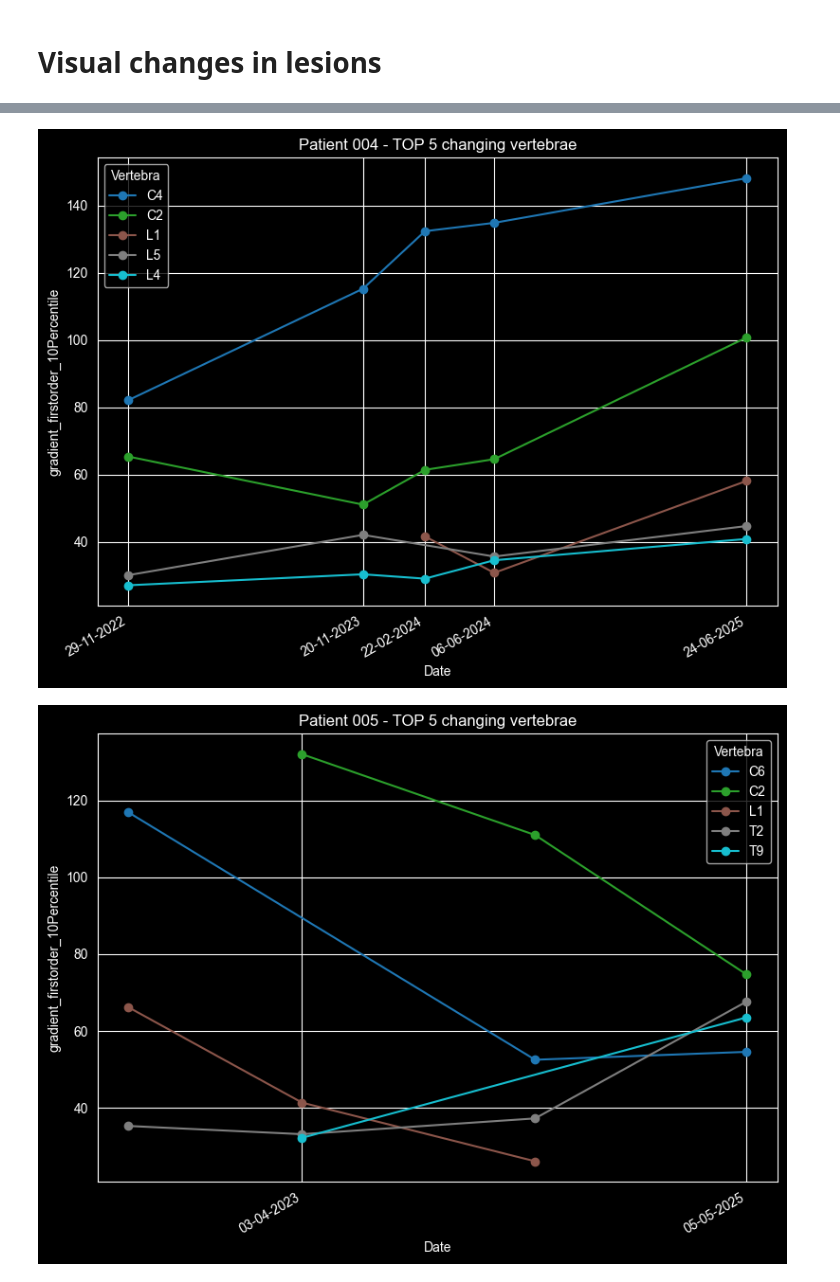
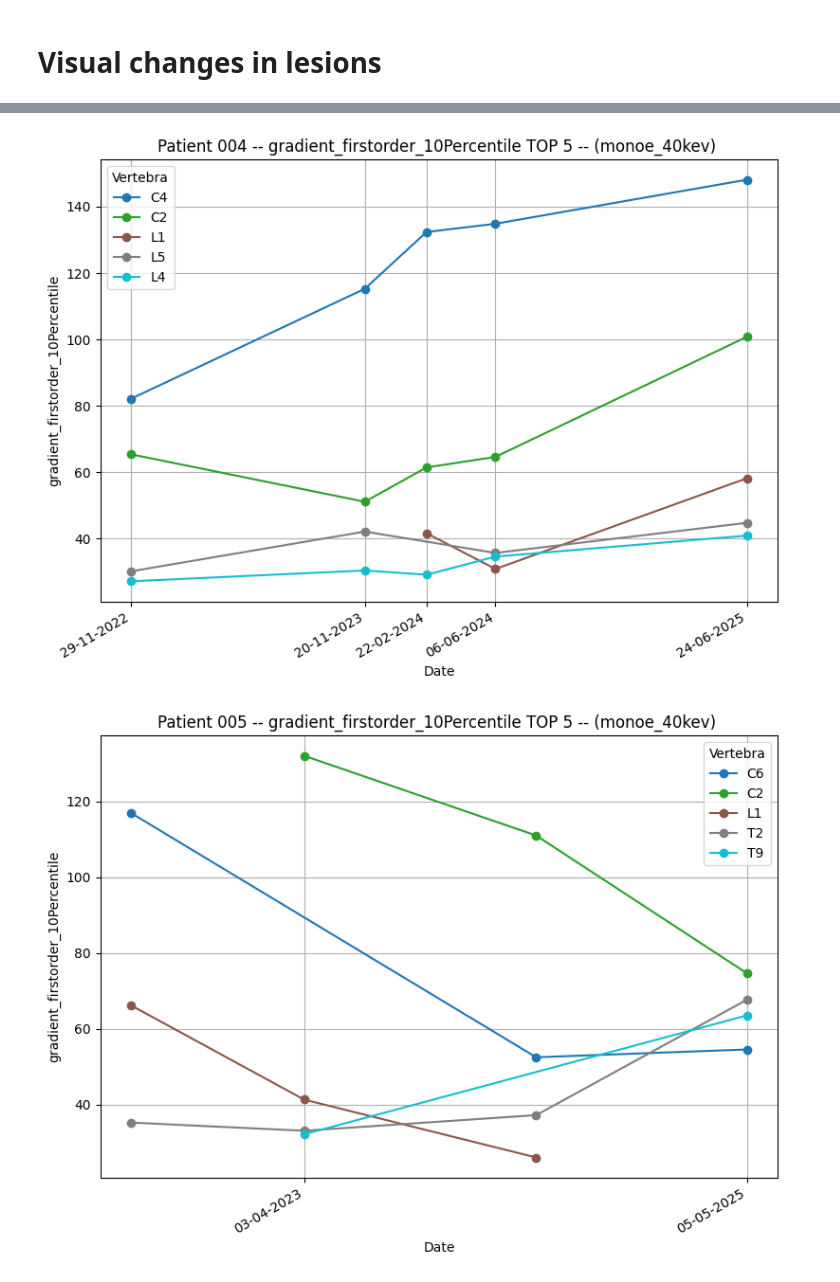
Before and after one commit to lukas1110/Analysis-of-multiple-myelomas-from-dual-CT, a Jupyter notebook: vertebrae_level/follow_up_vertebrae.ipynb, the cells around one changed output, grey strips where cells are left out. Cells and saved outputs as stored; diff of their text form; code cells hidden in the pictures.

```diff
--- a/vertebrae_level/follow_up_vertebrae.ipynb
+++ b/vertebrae_level/follow_up_vertebrae.ipynb
@@ -54,6 +54,7 @@ for img_type, patient_data in patients.items():
             patient_follow_up_dfs[img_type][patient][followup] = df
 # %%
 import matplotlib.pyplot as plt
+plt.style.use('default')
 import pandas as pd
 
 img_type = "monoe_40kev"
@@ -107,5 +108,6 @@ for patient, followups in patient_follow_up_dfs[img_type].items():
 # %%
 import matplotlib.pyplot as plt
+plt.style.use('default')
 import pandas as pd
 import matplotlib
 
@@ -150,7 +152,7 @@ for patient, followups in patient_follow_up_dfs[img_type].items():
     plt.xticks(dates, [d.strftime("%d-%m-%Y") for d in dates])
     plt.xlabel("Date")
     plt.ylabel(feature)
-    plt.title(f"Patient {patient} - TOP 5 changing vertebrae")
+    plt.title(f"Patient {patient} -- {feature} TOP 5 -- ({img_type}) ")
     plt.legend(title="Vertebra")
     plt.grid(True)
     plt.gcf().autofmt_xdate()
@@ -163,2 +165,2 @@ for patient, followups in patient_follow_up_dfs[img_type].items():
-[figure, old version]
+[figure, new version]
-[figure, old version]
+[figure, new version]
```
Also changed, not shown: parts of 12 cells of this notebook, 4 other files.
